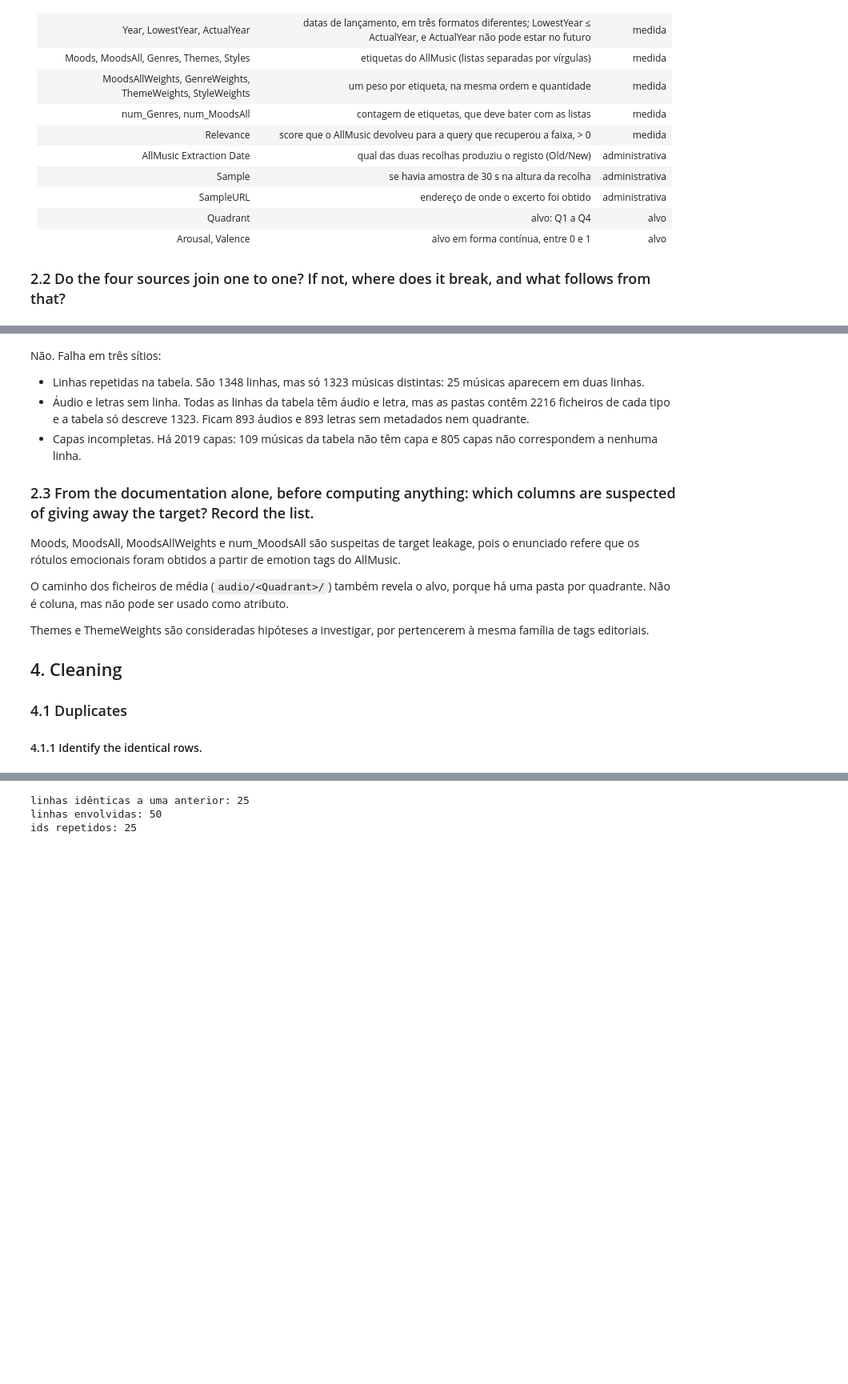
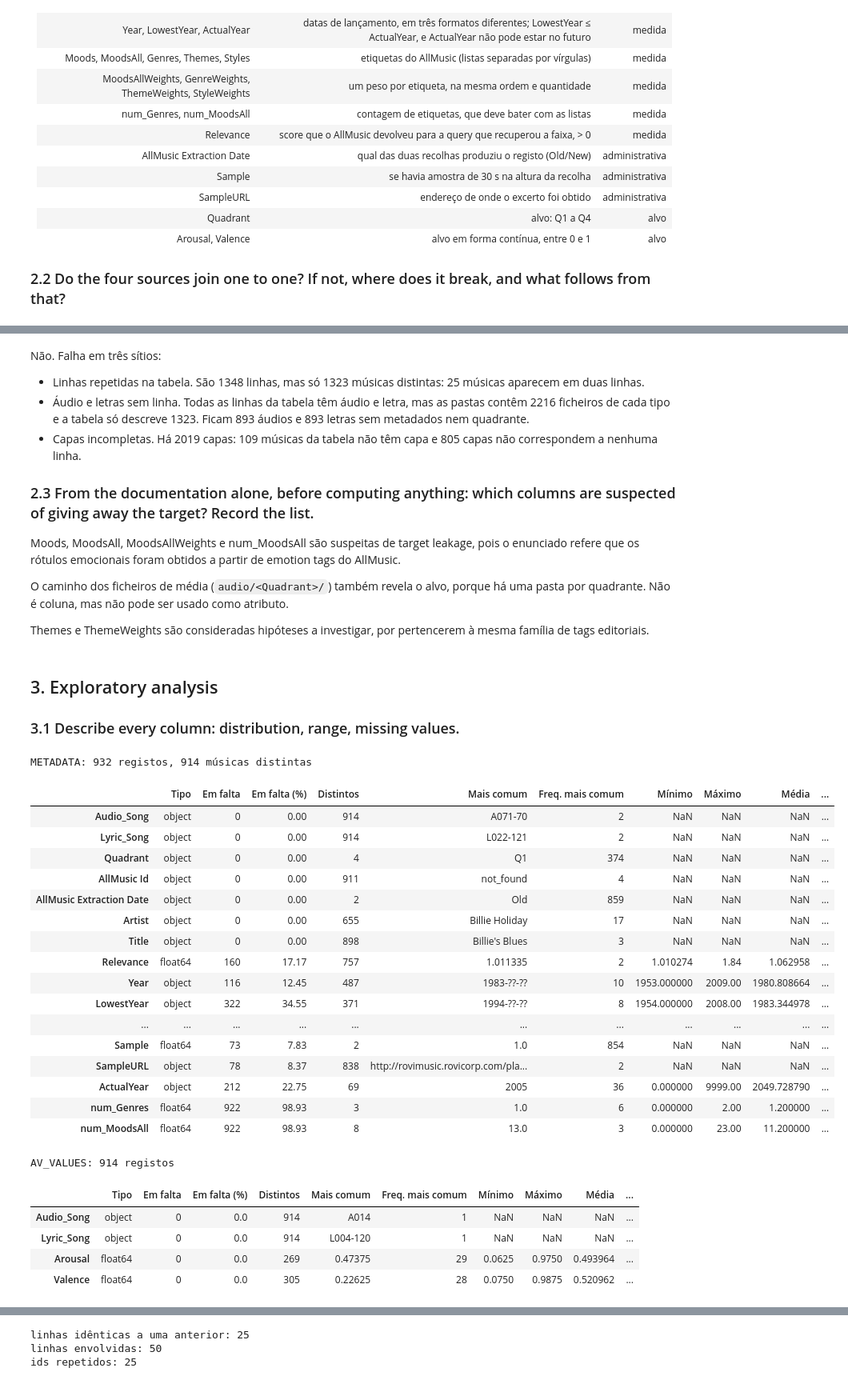
Before and after one commit to TomAintAround/MusicEmotionRecon, a Jupyter notebook: proj.ipynb, the cells around one changed output, grey strips where cells are left out. Shown at 80% size. Drawn from its saved outputs; the diff is of its cells as text; code cells hidden in the pictures; blank space fills up the shorter version.

```diff
--- a/proj.ipynb
+++ b/proj.ipynb
@@ -77,9 +81,73 @@ Moods, MoodsAll, MoodsAllWeights e num_MoodsAll são suspeitas de target leakage
 O caminho dos ficheiros de média (`audio/<Quadrant>/`) também revela o alvo, porque há uma pasta por quadrante. Não é coluna, mas não pode ser usado como atributo.
 
 Themes e ThemeWeights são consideradas hipóteses a investigar, por pertencerem à mesma família de tags editoriais.
-
-## 4. Cleaning
-
-### 4.1 Duplicates
-
-#### 4.1.1 Identify the identical rows.
+# %% [markdown]
+## 3. Exploratory analysis
+
+### 3.1 Describe every column: distribution, range, missing values.
+# %%
+import pandas as pd
+from pathlib import Path
+from IPython.display import display
+
+teste = pd.read_csv("dataset/build/MERGE_ECAC/merge_ecac/test_songs.csv")
+metadados = pd.read_csv("dataset/build/MERGE_ECAC/merge_ecac/metadata.csv")
+valores_emocionais = pd.read_csv("dataset/build/MERGE_ECAC/merge_ecac/av_values.csv")
+
+metadados = metadados[~metadados["Audio_Song"].isin(teste["Audio_Song"])].copy()
+valores_emocionais = valores_emocionais[~valores_emocionais["Audio_Song"].isin(teste["Audio_Song"])].copy()
+
+def analisar_dados(dados, colunas_numericas):
+    tabela = pd.DataFrame({
+        "Tipo": dados.dtypes,
+        "Em falta": dados.isna().sum(),
+        "Em falta (%)": (dados.isna().mean() * 100).round(2),
+        "Distintos": dados.nunique(),
+        "Mais comum": dados.apply(lambda c: c.mode().iloc[0] if not c.mode().empty else None),
+        "Freq. mais comum": dados.apply(lambda c: c.value_counts().max())
+    })
+
+    for coluna in colunas_numericas:
+        valores = dados[coluna]
+
+        if coluna in ["Year", "LowestYear"]:
+            valores = valores.astype("string").str.extract(r"^(\d{4})", expand=False)
+
+        numeros = pd.to_numeric(valores, errors="coerce")
+        tabela.loc[coluna, "Mínimo"] = numeros.min()
+        tabela.loc[coluna, "Máximo"] = numeros.max()
+        tabela.loc[coluna, "Média"] = numeros.mean()
+        tabela.loc[coluna, "Mediana"] = numeros.median()
+        tabela.loc[coluna, "Desvio-padrão"] = numeros.std()
+
+    return tabela
+
+print("METADATA:", len(metadados), "registos,", metadados["Audio_Song"].nunique(), "músicas distintas")
+display(analisar_dados(metadados, ["Relevance", "Year", "LowestYear", "Duration", "ActualYear", "num_Genres", "num_MoodsAll"]))
+print("\nAV_VALUES:", len(valores_emocionais), "registos")
+display(analisar_dados(valores_emocionais, ["Arousal", "Valence"]))
+# %% [output]
+METADATA: 932 registos, 914 músicas distintas
+|  | Tipo | Em falta | Em falta (%) | Distintos | Mais comum | Freq. mais comum | Mínimo | Máximo | Média | ... |
+| Audio_Song | object | 0 | 0.00 | 914 | A071-70 | 2 | NaN | NaN | NaN | ... |
+| Lyric_Song | object | 0 | 0.00 | 914 | L022-121 | 2 | NaN | NaN | NaN | ... |
+| Quadrant | object | 0 | 0.00 | 4 | Q1 | 374 | NaN | NaN | NaN | ... |
+| AllMusic Id | object | 0 | 0.00 | 911 | not_found | 4 | NaN | NaN | NaN | ... |
+| AllMusic Extraction Date | object | 0 | 0.00 | 2 | Old | 859 | NaN | NaN | NaN | ... |
+| Artist | object | 0 | 0.00 | 655 | Billie Holiday | 17 | NaN | NaN | NaN | ... |
+| Title | object | 0 | 0.00 | 898 | Billie's Blues | 3 | NaN | NaN | NaN | ... |
+| Relevance | float64 | 160 | 17.17 | 757 | 1.011335 | 2 | 1.010274 | 1.84 | 1.062958 | ... |
+| Year | object | 116 | 12.45 | 487 | 1983-??-?? | 10 | 1953.000000 | 2009.00 | 1980.808664 | ... |
+| LowestYear | object | 322 | 34.55 | 371 | 1994-??-?? | 8 | 1954.000000 | 2008.00 | 1983.344978 | ... |
+| ... | ... | ... | ... | ... | ... | ... | ... | ... | ... | ... |
+| Sample | float64 | 73 | 7.83 | 2 | 1.0 | 854 | NaN | NaN | NaN | ... |
+| SampleURL | object | 78 | 8.37 | 838 | http://rovimusic.rovicorp.com/pla... | 2 | NaN | NaN | NaN | ... |
+| ActualYear | object | 212 | 22.75 | 69 | 2005 | 36 | 0.000000 | 9999.00 | 2049.728790 | ... |
+| num_Genres | float64 | 922 | 98.93 | 3 | 1.0 | 6 | 0.000000 | 2.00 | 1.200000 | ... |
+| num_MoodsAll | float64 | 922 | 98.93 | 8 | 13.0 | 3 | 0.000000 | 23.00 | 11.200000 | ... |
+AV_VALUES: 914 registos
+|  | Tipo | Em falta | Em falta (%) | Distintos | Mais comum | Freq. mais comum | Mínimo | Máximo | Média | ... |
+| Audio_Song | object | 0 | 0.0 | 914 | A014 | 1 | NaN | NaN | NaN | ... |
+| Lyric_Song | object | 0 | 0.0 | 914 | L004-120 | 1 | NaN | NaN | NaN | ... |
+| Arousal | float64 | 0 | 0.0 | 269 | 0.47375 | 29 | 0.0625 | 0.9750 | 0.493964 | ... |
+| Valence | float64 | 0 | 0.0 | 305 | 0.22625 | 28 | 0.0750 | 0.9875 | 0.520962 | ... |
```
Also changed, not shown: parts of 24 cells of this notebook.
